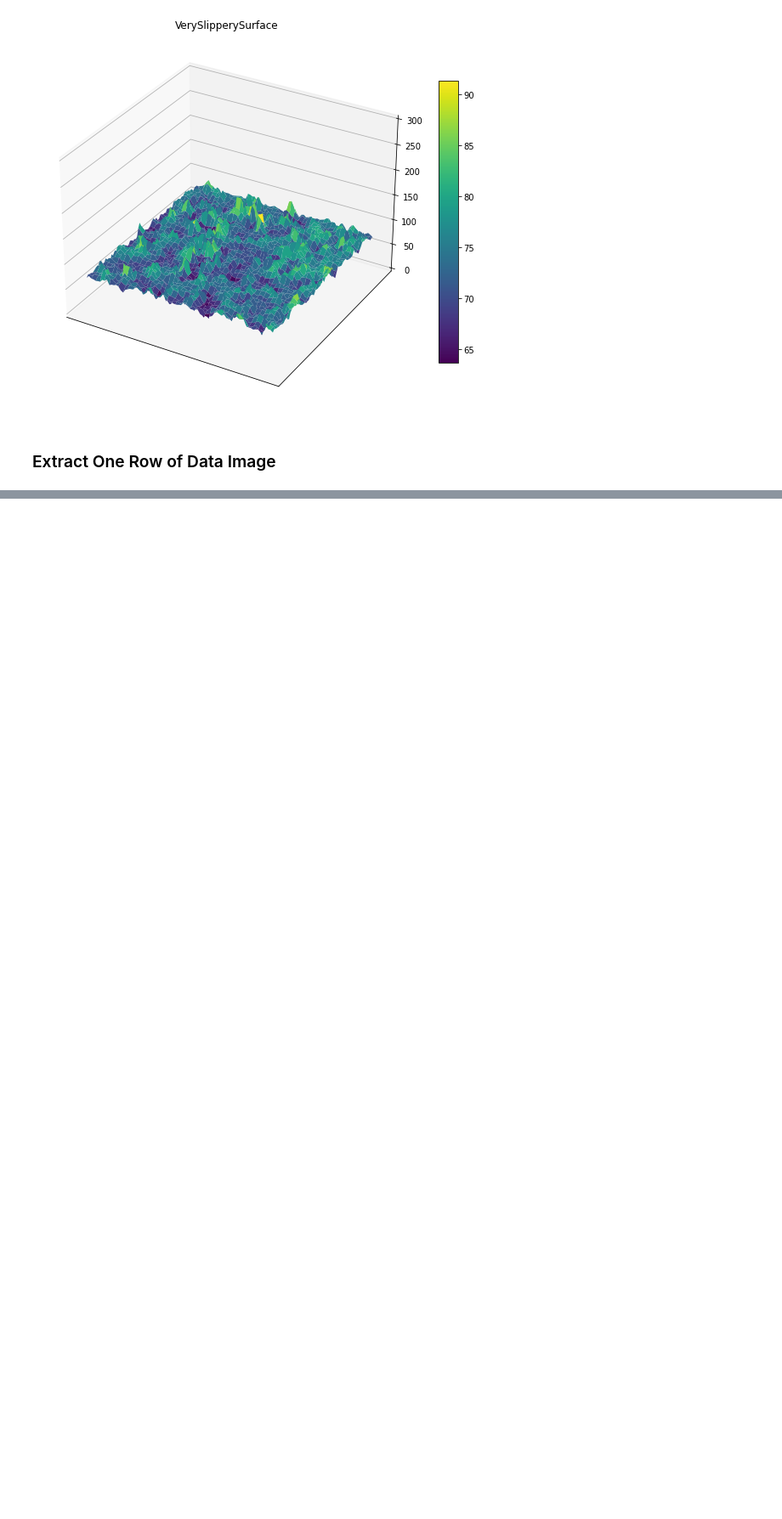
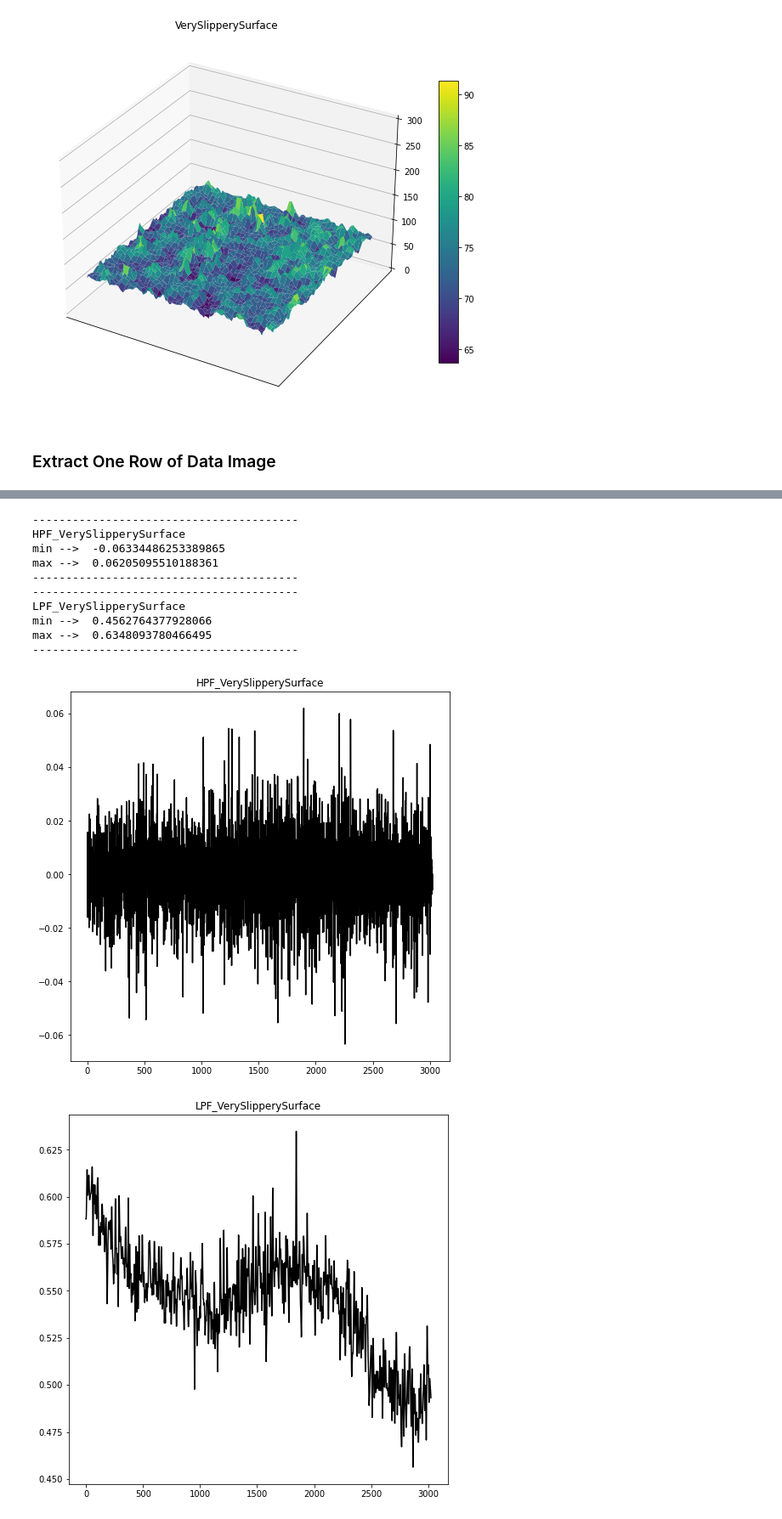
Before and after one commit to Kchanghun/CompareSurfaceRoughness, a Jupyter notebook: CompareSurfaceRoughness.ipynb, the cells around one changed output, grey strips where cells are left out. Shown at 85% size. Saved outputs shown, nothing was run; the diff lists cells and outputs as text; code cells hidden in the pictures; blank space fills up the shorter version.

```diff
--- a/CompareSurfaceRoughness.ipynb
+++ b/CompareSurfaceRoughness.ipynb
@@ -117,0 +127,2 @@ def extract_one_rowOf_DataImage(title, grayscaledImg, set_zlim):
+# %%
+extract_VerySlipperySurface = extract_one_rowOf_DataImage('VerySlipperySurface',Gray_VerySlipperySurface)
@@ -129 +204,19 @@ max -->  0.6666666666666666
 [figure]
+# %%
+HPF_VerySlipperySurface = butter_highpass_filter(extract_VerySlipperySurface,10,100)
+draw_frequency('HPF_VerySlipperySurface',filtered_frequency=HPF_VerySlipperySurface)
+LPF_VerySlipperySurface = butter_lowpass_filter(extract_VerySlipperySurface,10,100)
+draw_frequency('LPF_VerySlipperySurface',filtered_frequency=LPF_VerySlipperySurface)
+# %% [output]
+----------------------------------------
+HPF_VerySlipperySurface
+min -->  -0.06334486253389865
+max -->  0.06205095510188361
+----------------------------------------
+----------------------------------------
+LPF_VerySlipperySurface
+min -->  0.4562764377928066
+max -->  0.6348093780466495
+----------------------------------------
+[figure, added]
+[figure, added]
```
Also changed, not shown: parts of 10 cells of this notebook, 1 other file.
